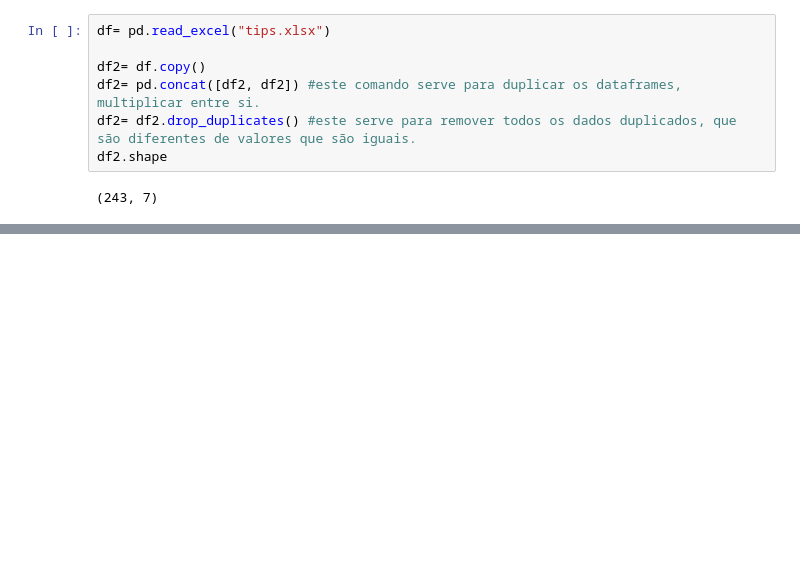
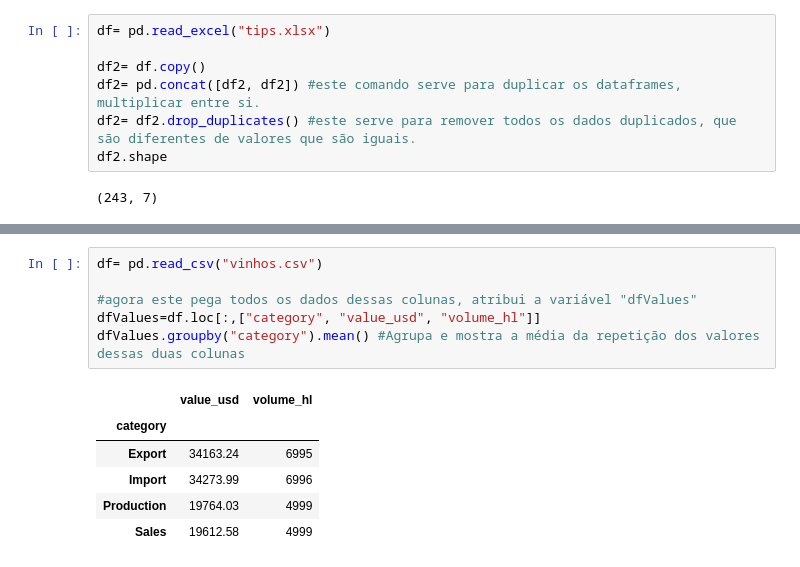
Before and after one commit to ArthurLima06/SENAI-PPDC, a Jupyter notebook: exercicios.ipynb, the cells around one changed output, grey strips where cells are left out. Drawn from its saved outputs; the diff is of its cells as text; blank space fills up the shorter version.

```diff
--- a/exercicios.ipynb
+++ b/exercicios.ipynb
@@ -1020,0 +1042,13 @@ df.shape
+# %%
+df= pd.read_csv("vinhos.csv")
+
+#agora este pega todos os dados dessas colunas, atribui a variável "dfValues"
+dfValues=df.loc[:,["category", "value_usd", "volume_hl"]]
+dfValues.groupby("category").mean() #Agrupa e mostra a média da repetição dos valores dessas duas colunas
+# %% [output]
+|  | value_usd | volume_hl |
+| category |  |  |
+| Export | 34163.24 | 6995 |
+| Import | 34273.99 | 6996 |
+| Production | 19764.03 | 4999 |
+| Sales | 19612.58 | 4999 |
```
Also changed, not shown: parts of 6 cells of this notebook.
